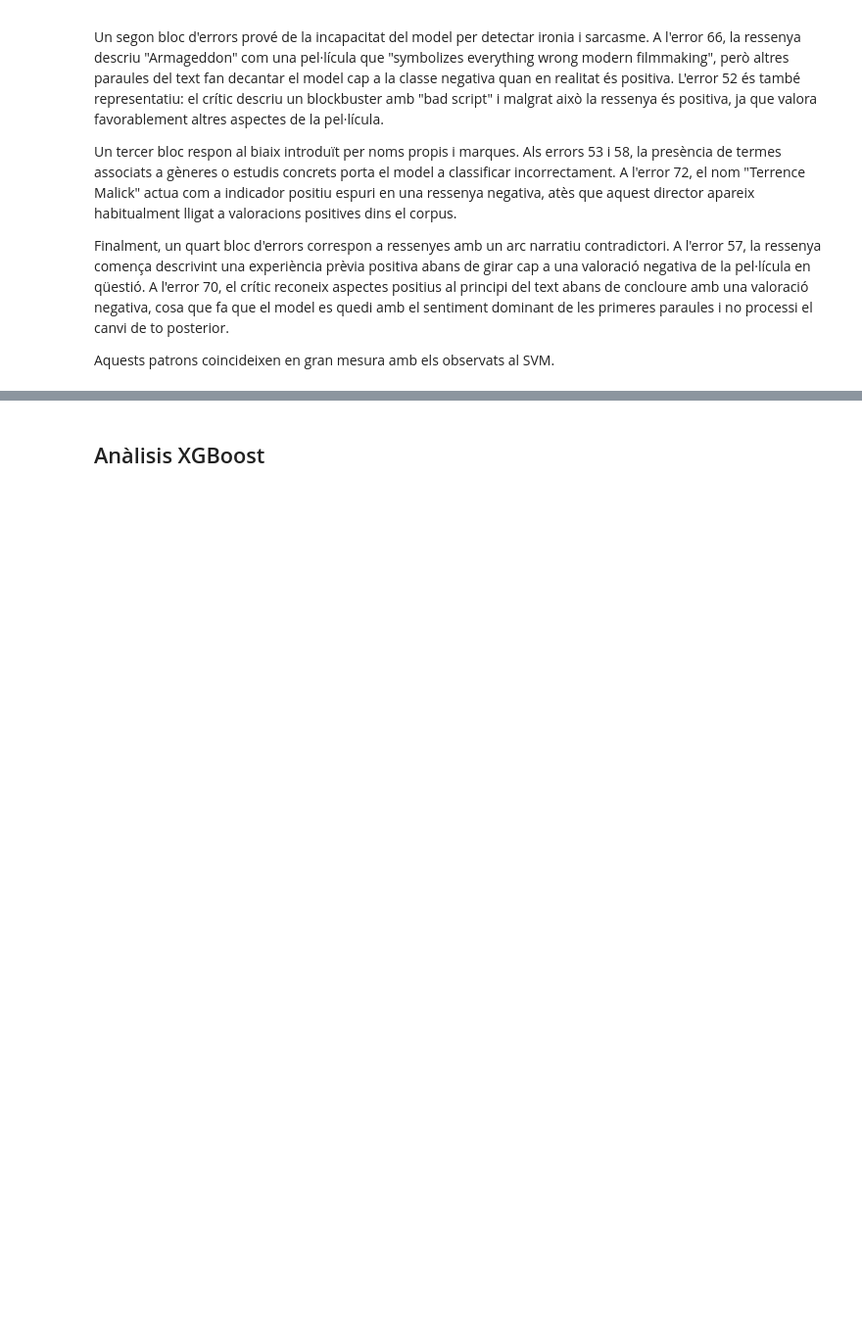
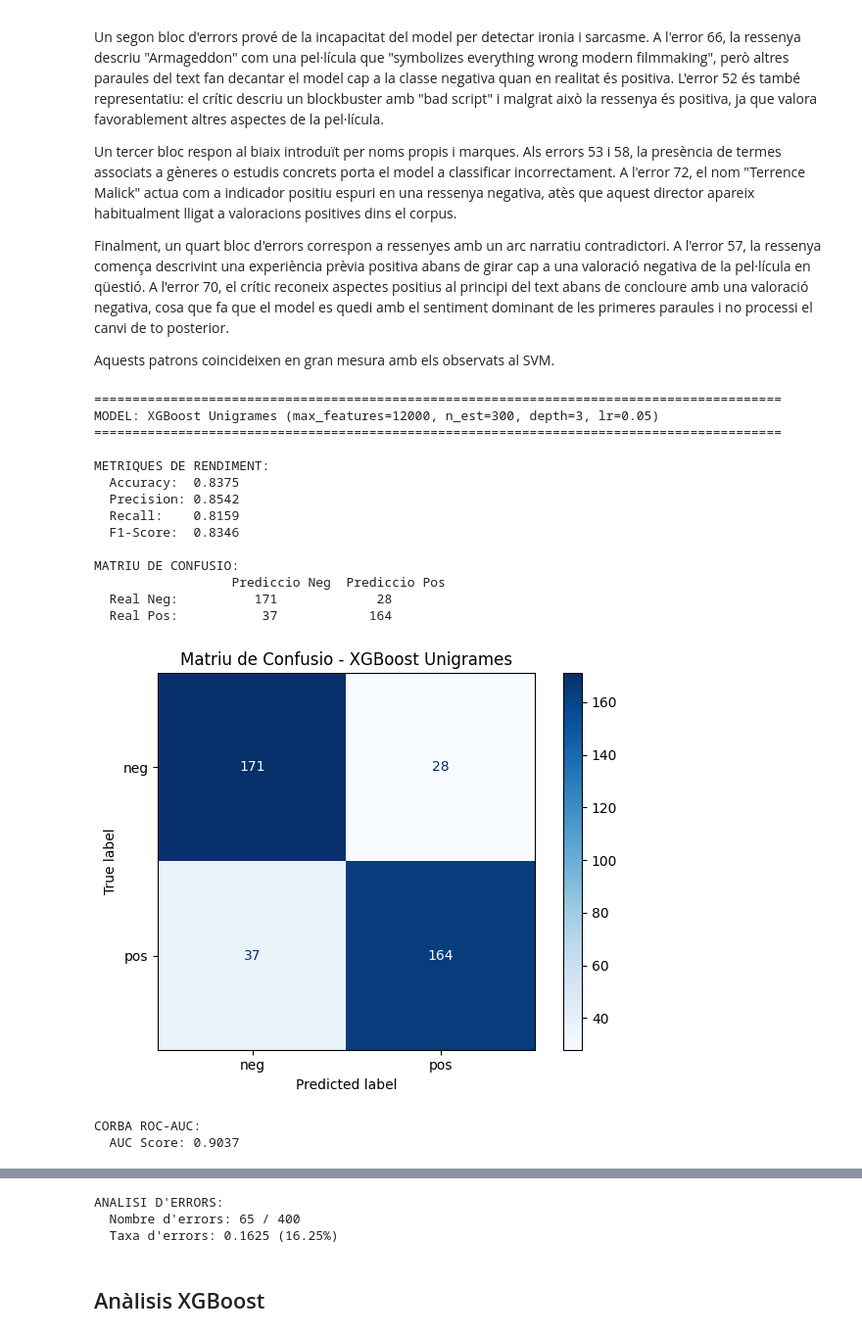
Before and after one commit to ashlieventura/Practica_2_plh, a Jupyter notebook: practica_2.ipynb, the cells around one changed output, grey strips where cells are left out. Shown at 98% size. Saved outputs shown, nothing was run; the diff lists cells and outputs as text; code cells hidden in the pictures; blank space fills up the shorter version.

```diff
--- a/practica_2.ipynb
+++ b/practica_2.ipynb
@@ -562,3 +583,28 @@ Un tercer bloc respon al biaix introduït per noms propis i marques. Als errors
 Finalment, un quart bloc d'errors correspon a ressenyes amb un arc narratiu contradictori. A l'error 57, la ressenya comença descrivint una experiència prèvia positiva abans de girar cap a una valoració negativa de la pel·lícula en qüestió. A l'error 70, el crític reconeix aspectes positius al principi del text abans de concloure amb una valoració negativa, cosa que fa que el model es quedi amb el sentiment dominant de les primeres paraules i no processi el canvi de to posterior.
 
 Aquests patrons coincideixen en gran mesura amb els observats al SVM.
+# %%
+# Validacio XGBoost
+valida_i_mostra(
+    "XGBoost Unigrames (max_features=12000, n_est=300, depth=3, lr=0.05)",
+    xgb_unigram,
+    y_pred_unigram
+)
+# %% [output]
+==========================================================================================
+MODEL: XGBoost Unigrames (max_features=12000, n_est=300, depth=3, lr=0.05)
+==========================================================================================
+
+METRIQUES DE RENDIMENT:
+  Accuracy:  0.8375
+  Precision: 0.8542
+  Recall:    0.8159
+  F1-Score:  0.8346
+
+MATRIU DE CONFUSIO:
+                  Prediccio Neg  Prediccio Pos
+  Real Neg:          171             28
+  Real Pos:           37            164
+[figure, added]
+CORBA ROC-AUC:
+  AUC Score: 0.9037
@@ -565,3 +612,6 @@ Aquests patrons coincideixen en gran mesura amb els observats al SVM.
+ANALISI D'ERRORS:
+  Nombre d'errors: 65 / 400
+  Taxa d'errors: 0.1625 (16.25%)
 # %% [markdown]
 ## Anàlisis XGBoost
 # %% [markdown]
```
Also changed, not shown: parts of 11 cells of this notebook.
